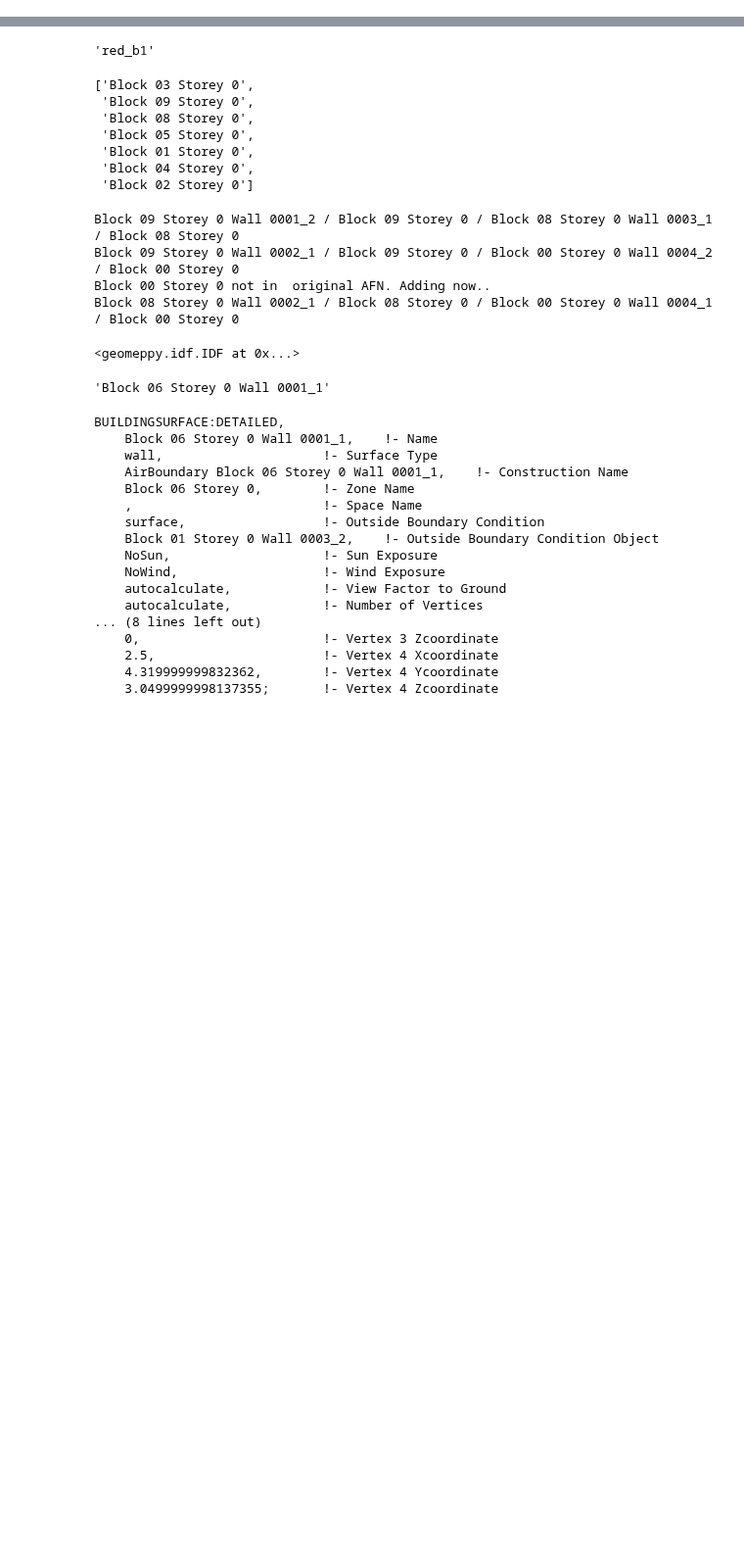
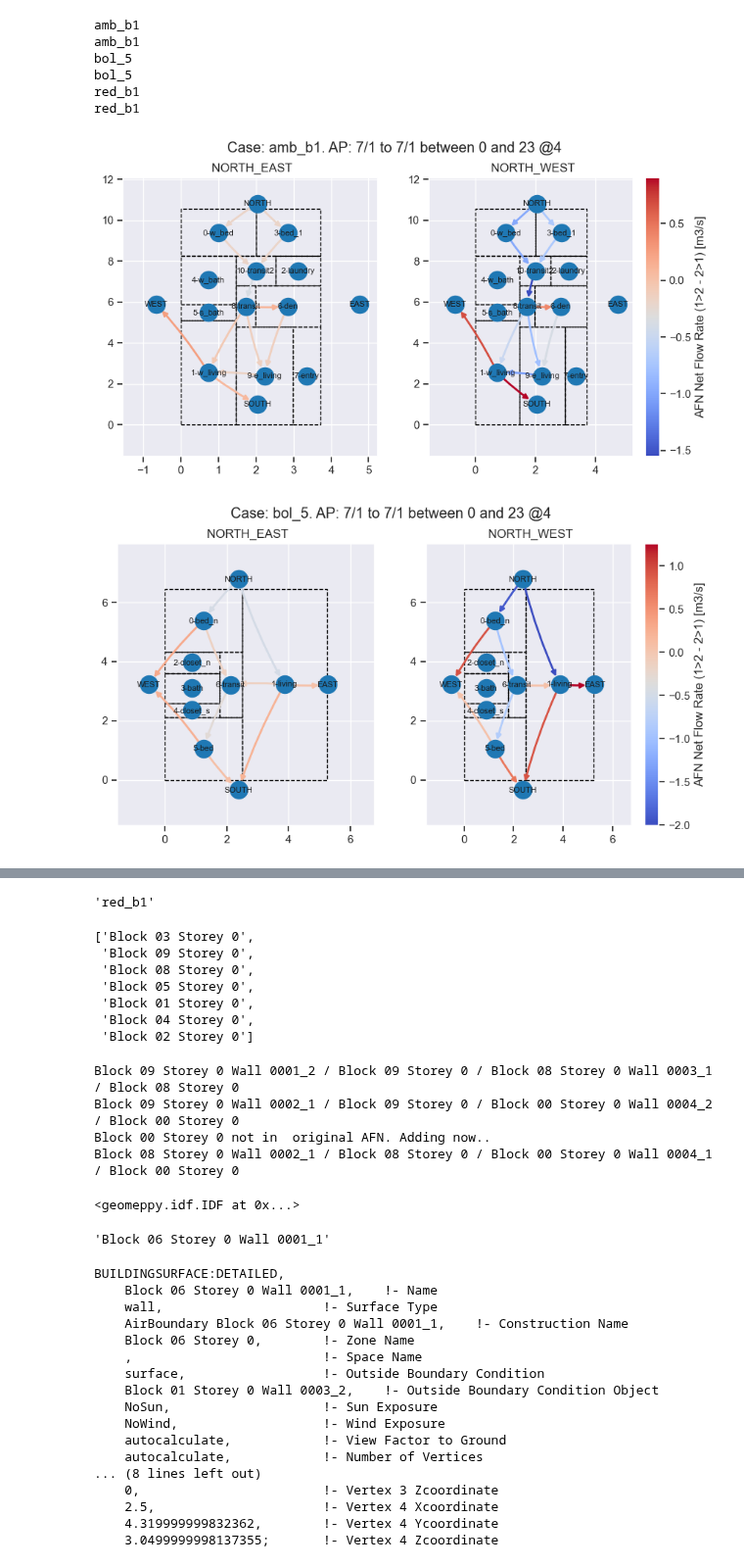
Before and after one commit to juliet29/plan2EPlus, a Jupyter notebook: _notebooks/t05_svg2plan.ipynb, the cells around one changed output, grey strips where cells are left out. Shown at 98% size. Saved outputs shown, nothing was run; the diff lists cells and outputs as text; code cells hidden in the pictures; blank space fills up the shorter version.

```diff
--- a/_notebooks/t05_svg2plan.ipynb
+++ b/_notebooks/t05_svg2plan.ipynb
@@ -96,0 +205,11 @@ True
+# %%
+save_figures_for_all_cases("surf_abs", AIRBOUNDARY_FOLDER)
+# %% [output]
+amb_b1
+amb_b1
+bol_5
+bol_5
+red_b1
+red_b1
+[figure, added]
+[figure, added]
```
Also changed, not shown: parts of 18 cells of this notebook, 9 other files.
